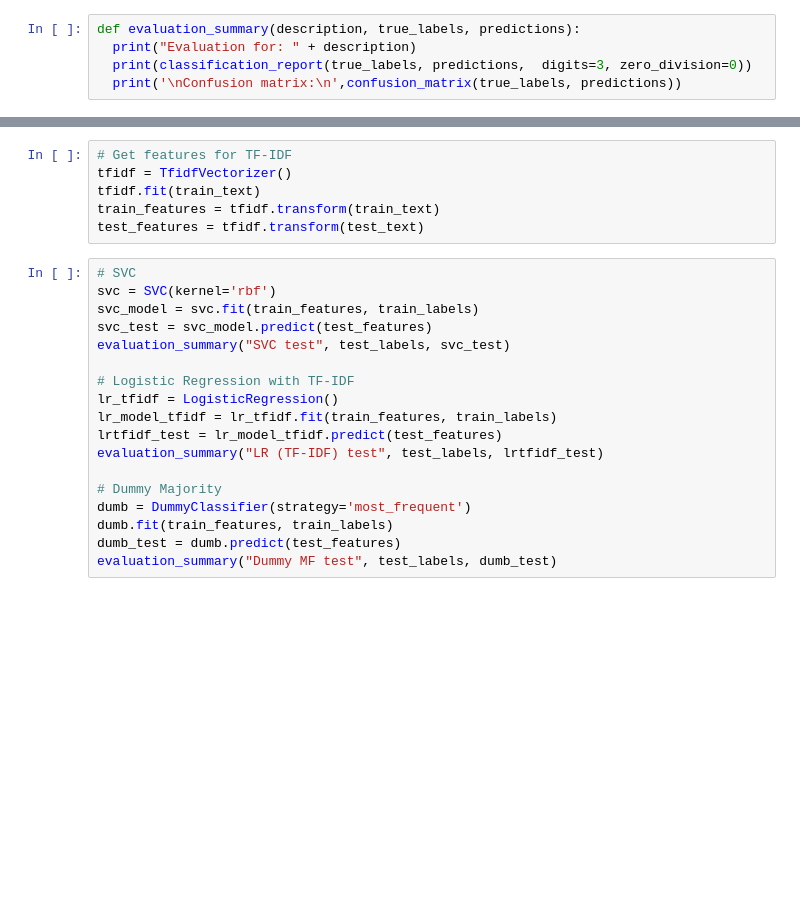
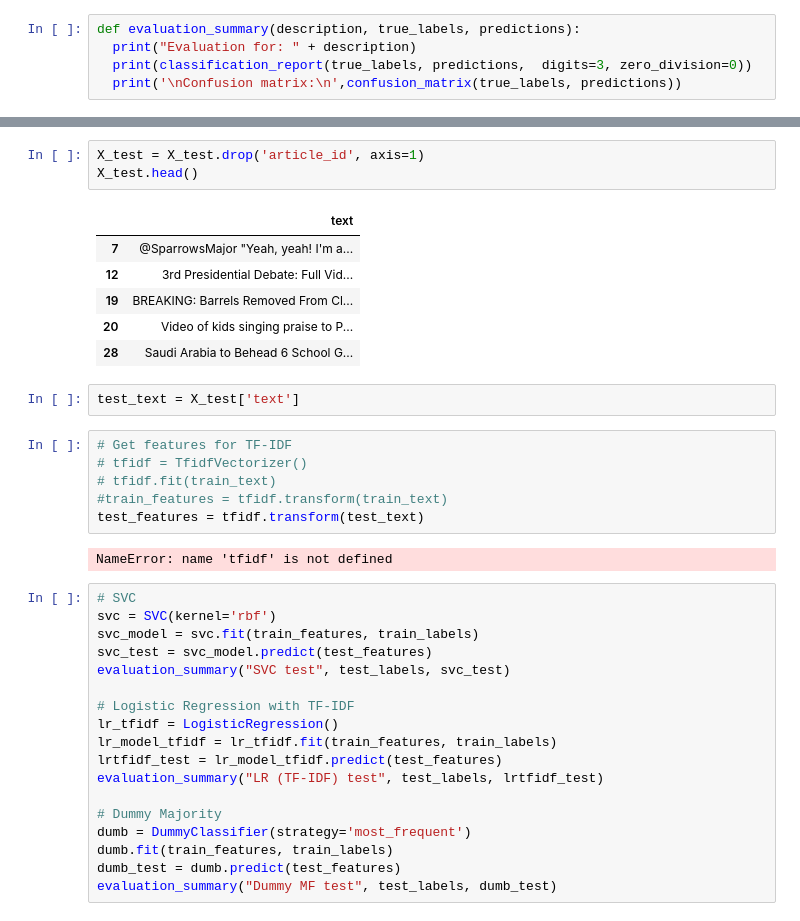
Before and after one commit to xid-er/Fake-News-Detection, a Jupyter notebook: src/simple_model.ipynb, the cells around one changed output, grey strips where cells are left out. Cells and saved outputs as stored; diff of their text form; blank space fills up the shorter version.

```diff
--- a/src/simple_model.ipynb
+++ b/src/simple_model.ipynb
@@ -10,9 +67,23 @@ def evaluation_summary(description, true_labels, predictions):
+# %%
+X_test = X_test.drop('article_id', axis=1)
+X_test.head()
+# %% [output]
+|  | text |
+| 7 | @SparrowsMajor "Yeah, yeah! I'm a... |
+| 12 | 3rd Presidential Debate: Full Vid... |
+| 19 | BREAKING: Barrels Removed From Cl... |
+| 20 | Video of kids singing praise to P... |
+| 28 | Saudi Arabia to Behead 6 School G... |
+# %%
+test_text = X_test['text']
 # %%
 # Get features for TF-IDF
-tfidf = TfidfVectorizer()
-tfidf.fit(train_text)
-train_features = tfidf.transform(train_text)
+# tfidf = TfidfVectorizer()
+# tfidf.fit(train_text)
+#train_features = tfidf.transform(train_text)
 test_features = tfidf.transform(test_text)
+# %% [output]
+NameError: name 'tfidf' is not defined
 # %%
 # SVC
 svc = SVC(kernel='rbf')
```
Also changed, not shown: parts of 10 cells of this notebook, 15 other files.
